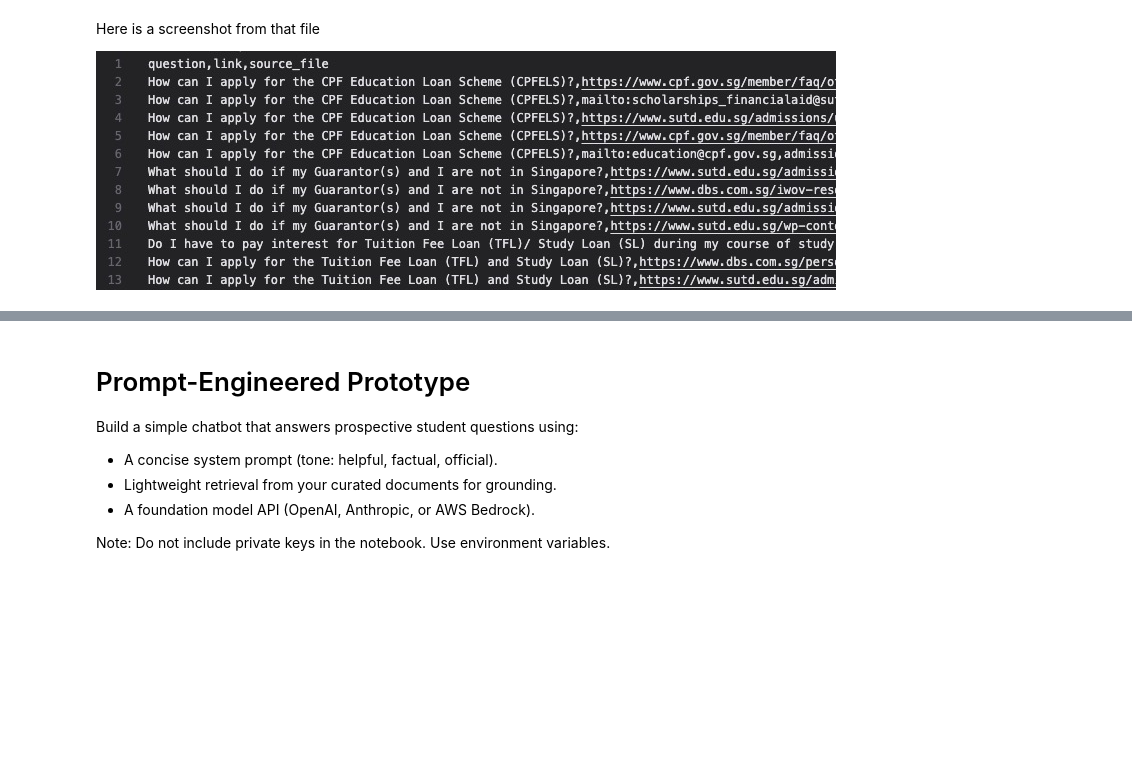
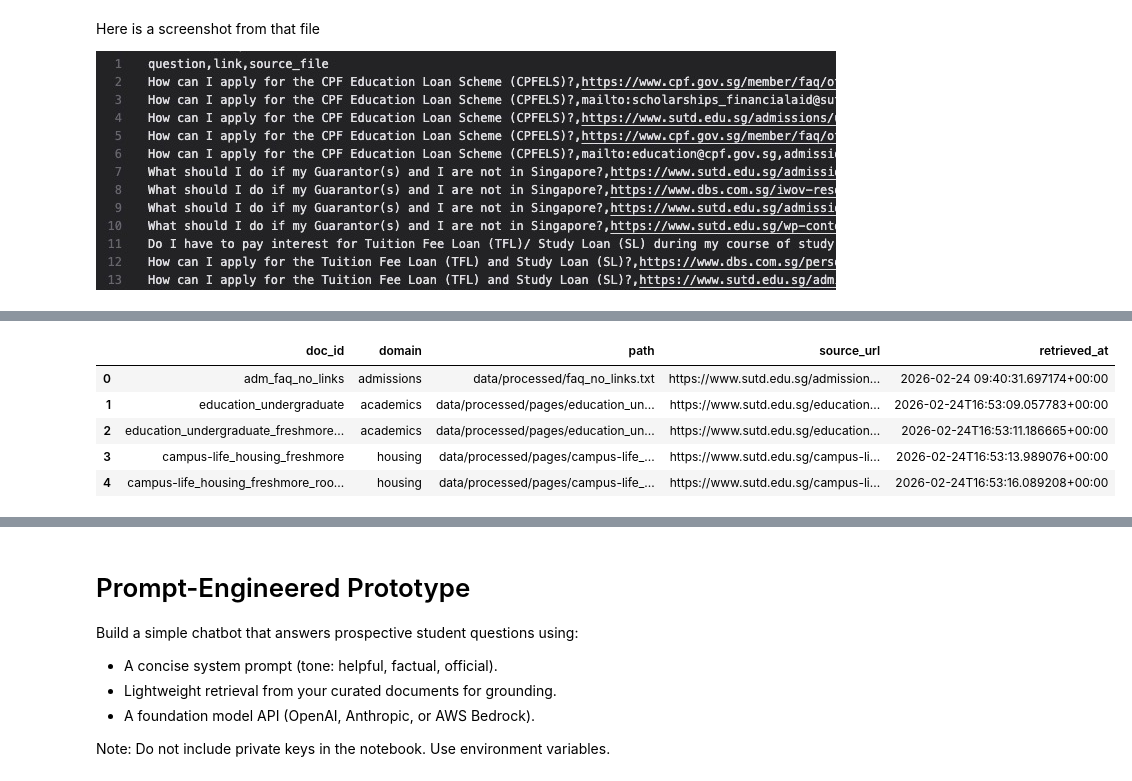
Before and after one commit to thamhaowei/sutd_5055mlop, a Jupyter notebook: individual_assignment_01_1006936.ipynb, the cells around one changed output, grey strips where cells are left out. Saved outputs shown, nothing was run; the diff lists cells and outputs as text; code cells hidden in the pictures; blank space fills up the shorter version.

```diff
--- a/individual_assignment_01_1006936.ipynb
+++ b/individual_assignment_01_1006936.ipynb
@@ -179,0 +202,5 @@ Ensure a clear train/test split with no leakage.
+# %%
+adm_meta = pd.read_csv(ADM_META)
+pages_meta = pd.read_csv(PAGES_META)
+
+adm_meta.head(), pages_meta.head()
@@ -179,0 +256,11 @@ Ensure a clear train/test split with no leakage.
+# %%
+# Admissions: use latest retrieval time from raw metadata (FAQ pages)
+adm_retrieved_at = ""
+if "retrieved_at" in adm_meta.columns:
+    adm_retrieved_at = str(pd.to_datetime(adm_meta["retrieved_at"]).max())
+else:
+    adm_retrieved_at = ""
+
+adm_source_url = "https://www.sutd.edu.sg/admissions/undergraduate/faq/ (multiple pages)"
+
+adm_source_url, adm_retrieved_at
@@ -179,0 +270,34 @@ Ensure a clear train/test split with no leakage.
+# %%
+docs = []
+
+# Admissions doc
+docs.append({
+    "doc_id": "adm_faq_no_links",
+    "domain": "admissions",
+    "path": str(ADM_PATH),
+    "source_url": adm_source_url,
+    "retrieved_at": adm_retrieved_at
+})
+
+# Academics + Housing docs
+for p in PAGE_FILES:
+    out_file = p.name
+    domain = "academics" if out_file.startswith("education_") else "housing"
+
+    docs.append({
+        "doc_id": out_file.replace("_content.txt", ""),  # simple stable id
+        "domain": domain,
+        "path": str(p),
+        "source_url": out_to_url.get(out_file, ""),
+        "retrieved_at": out_to_time.get(out_file, "")
+    })
+
+doc_registry = pd.DataFrame(docs)
+doc_registry
+# %% [output]
+|  | doc_id | domain | path | source_url | retrieved_at |
+| 0 | adm_faq_no_links | admissions | data/processed/faq_no_links.txt | https://www.sutd.edu.sg/admission... | 2026-02-24 09:40:31.697174+00:00 |
+| 1 | education_undergraduate | academics | data/processed/pages/education_un... | https://www.sutd.edu.sg/education... | 2026-02-24T16:53:09.057783+00:00 |
+| 2 | education_undergraduate_freshmore... | academics | data/processed/pages/education_un... | https://www.sutd.edu.sg/education... | 2026-02-24T16:53:11.186665+00:00 |
+| 3 | campus-life_housing_freshmore | housing | data/processed/pages/campus-life_... | https://www.sutd.edu.sg/campus-li... | 2026-02-24T16:53:13.989076+00:00 |
+| 4 | campus-life_housing_freshmore_roo... | housing | data/processed/pages/campus-life_... | https://www.sutd.edu.sg/campus-li... | 2026-02-24T16:53:16.089208+00:00 |
```
Also changed, not shown: parts of 33 cells of this notebook, 12 other files.
